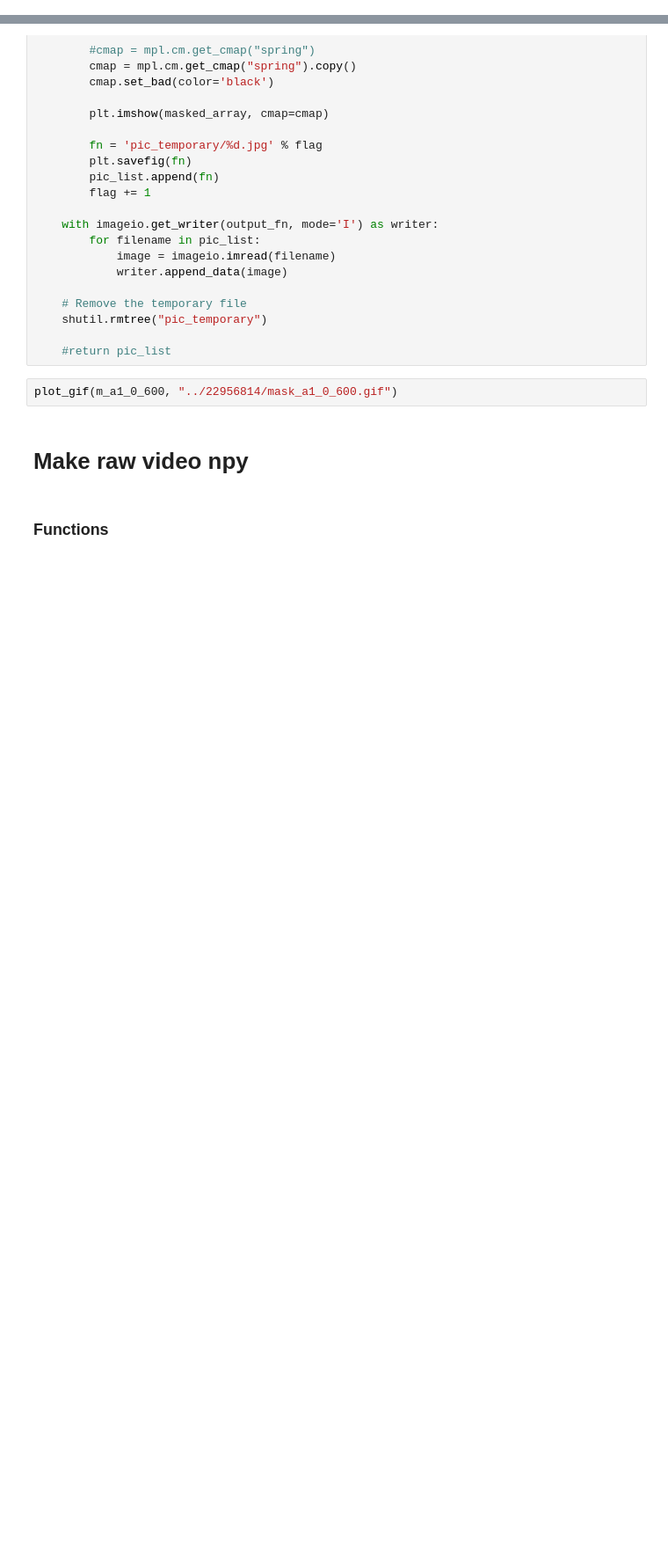
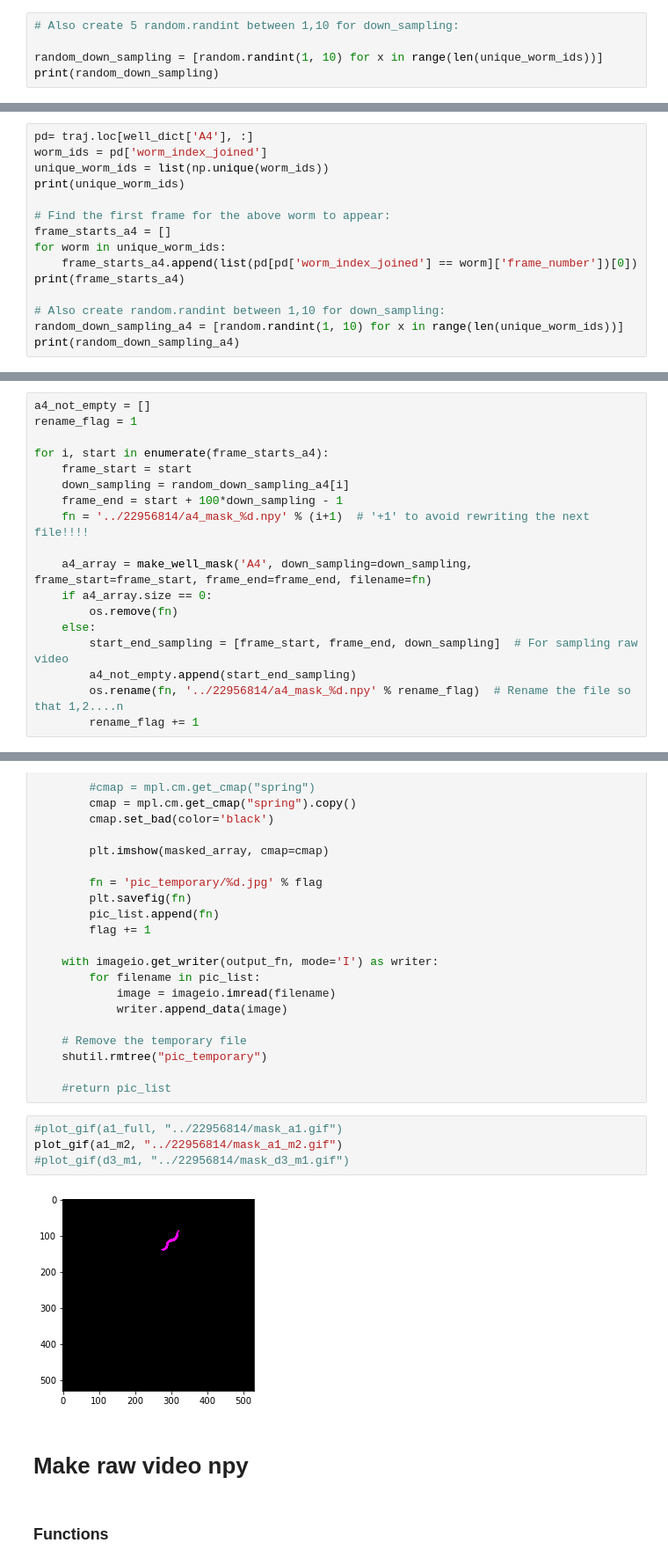
Before and after one commit to RosaryYao/msc_wormtracking, a Jupyter notebook: create_trks.ipynb, the cells around one changed output, grey strips where cells are left out. Shown: that part at 88% size. Drawn from its saved outputs; the diff is of its cells as text; blank space fills up the shorter version.

Commit message:
Made masked .npy files up to well A4

```diff
--- a/create_trks.ipynb
+++ b/create_trks.ipynb
@@ -189,0 +207,5 @@ frame_starts = [random.randint(0, 8401) for x in range(5)]
+# %%
+# Also create 5 random.randint between 1,10 for down_sampling:
+
+random_down_sampling = [random.randint(1, 10) for x in range(len(unique_worm_ids))]
+print(random_down_sampling)
@@ -211,0 +399,15 @@ a1_m1.shape
+# %%
+pd= traj.loc[well_dict['A4'], :]
+worm_ids = pd['worm_index_joined']
+unique_worm_ids = list(np.unique(worm_ids))
+print(unique_worm_ids)
+
+# Find the first frame for the above worm to appear:
+frame_starts_a4 = []
+for worm in unique_worm_ids:
+    frame_starts_a4.append(list(pd[pd['worm_index_joined'] == worm]['frame_number'])[0])
+print(frame_starts_a4)
+
+# Also create random.randint between 1,10 for down_sampling:
+random_down_sampling_a4 = [random.randint(1, 10) for x in range(len(unique_worm_ids))]
+print(random_down_sampling_a4)
@@ -211,0 +418,18 @@ a1_m1.shape
+# %%
+a4_not_empty = []
+rename_flag = 1
+
+for i, start in enumerate(frame_starts_a4):
+    frame_start = start
+    down_sampling = random_down_sampling_a4[i]
+    frame_end = start + 100*down_sampling - 1
+    fn = '../22956814/a4_mask_%d.npy' % (i+1)  # '+1' to avoid rewriting the next file!!!!
+
+    a4_array = make_well_mask('A4', down_sampling=down_sampling, frame_start=frame_start, frame_end=frame_end, filename=fn)
+    if a4_array.size == 0:
+        os.remove(fn)
+    else:
+        start_end_sampling = [frame_start, frame_end, down_sampling]  # For sampling raw video
+        a4_not_empty.append(start_end_sampling)
+        os.rename(fn, '../22956814/a4_mask_%d.npy' % rename_flag)  # Rename the file so that 1,2....n
+        rename_flag += 1
@@ -254,8 +505,12 @@ def plot_gif(np_array, output_fn):
     shutil.rmtree("pic_temporary")
 
     #return pic_list
-# %%
-plot_gif(m_a1_0_600, "../22956814/mask_a1_0_600.gif")
+# %%
+#plot_gif(a1_full, "../22956814/mask_a1.gif")
+plot_gif(a1_m2, "../22956814/mask_a1_m2.gif")
+#plot_gif(d3_m1, "../22956814/mask_d3_m1.gif")
+# %% [output]
+[figure, added]
 # %% [markdown]
 # Make raw video npy
 # %% [markdown]
```
Also changed, not shown: parts of 28 cells of this notebook.
